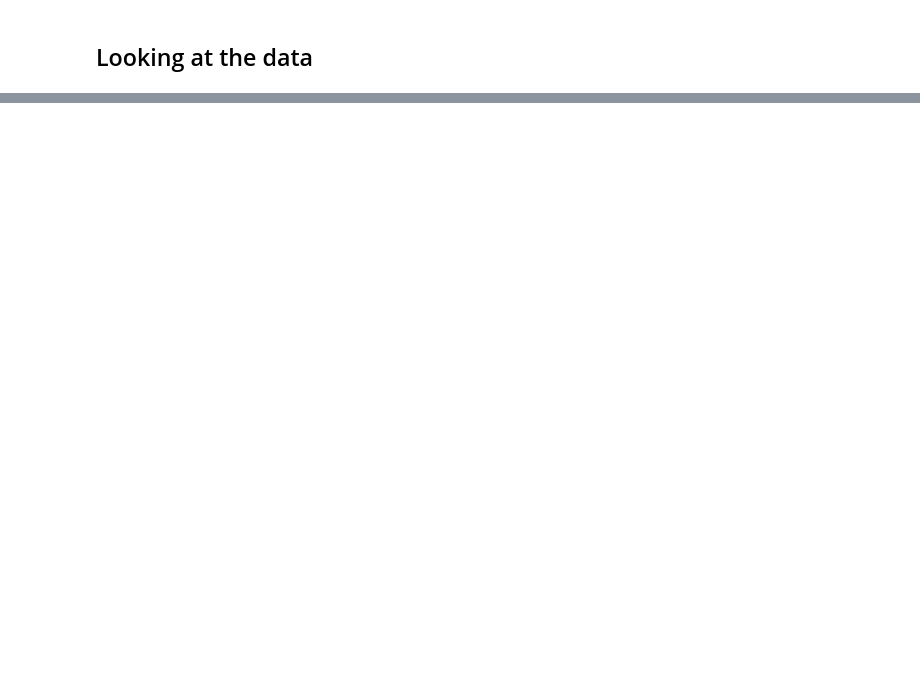
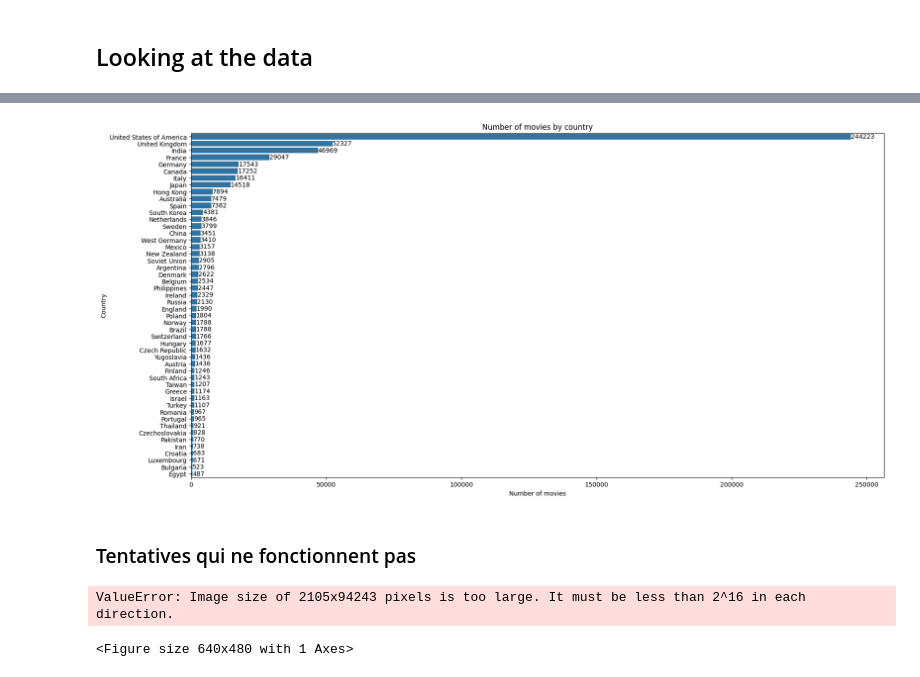
Before and after one commit to epfl-ada/ada-2024-project-dondata2025, a Jupyter notebook: pauline_preprocess.ipynb, the cells around one changed output, grey strips where cells are left out. Saved outputs shown, nothing was run; the diff lists cells and outputs as text; code cells hidden in the pictures; blank space fills up the shorter version.

```diff
--- a/pauline_preprocess.ipynb
+++ b/pauline_preprocess.ipynb
@@ -270,0 +277,23 @@ Data saved to processed_data.csv
+# %%
+# grouping the movies by country
+movies_by_country = df['Countries'].str.split(', ', expand=True).stack().reset_index(level=1, drop=True).rename('Country')
+movies_by_country = movies_by_country[movies_by_country != ''].value_counts()
+# %%
+#visualizing the number of movies by country with sns
+# if the count is under a certain threshold (e.g. 100), you can filter it out to avoid cluttering the plot
+# add the count at the top of each bar
+
+plt.figure(figsize=(20, 10))
+sns.barplot(x=movies_by_country.head(50), y=movies_by_country.head(50).index)
+
+for i, val in enumerate(movies_by_country.head(50)):
+    plt.text(val, i, val, ha='left', va='center')
+
+plt.title('Number of movies by country')
+plt.xlabel('Number of movies')
+plt.ylabel('Country')
+plt.show()
+# %% [output]
+[figure, added]
+# %% [markdown]
+### Tentatives qui ne fonctionnent pas
@@ -270,0 +309,12 @@ Data saved to processed_data.csv
+# %%
+# Plot the temporal patterns of genre popularity
+sns.lineplot(final_genre, x='Release_date', y='Count', hue='Genres', marker='o')
+plt.title('Temporal Patterns of Genre Popularity')
+plt.xlabel('Year')
+plt.ylabel('Genre Count')
+plt.xticks(rotation=45)
+plt.legend(bbox_to_anchor=(1.05, 1), loc='upper left')
+plt.show()
+# %% [output]
+ValueError: Image size of 2105x94243 pixels is too large. It must be less than 2^16 in each direction.
+<Figure size 640x480 with 1 Axes>
```
Also changed, not shown: parts of 22 cells of this notebook, 1 other file.
